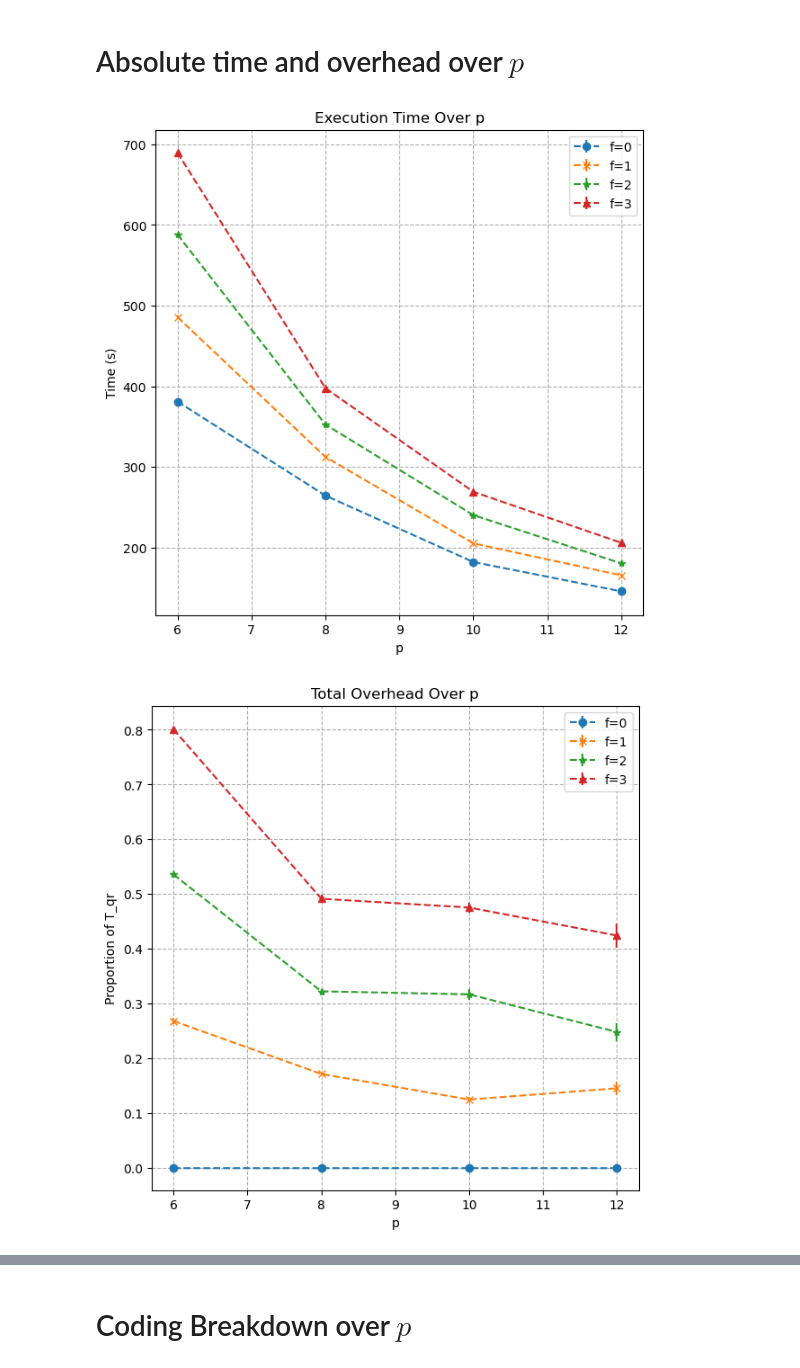
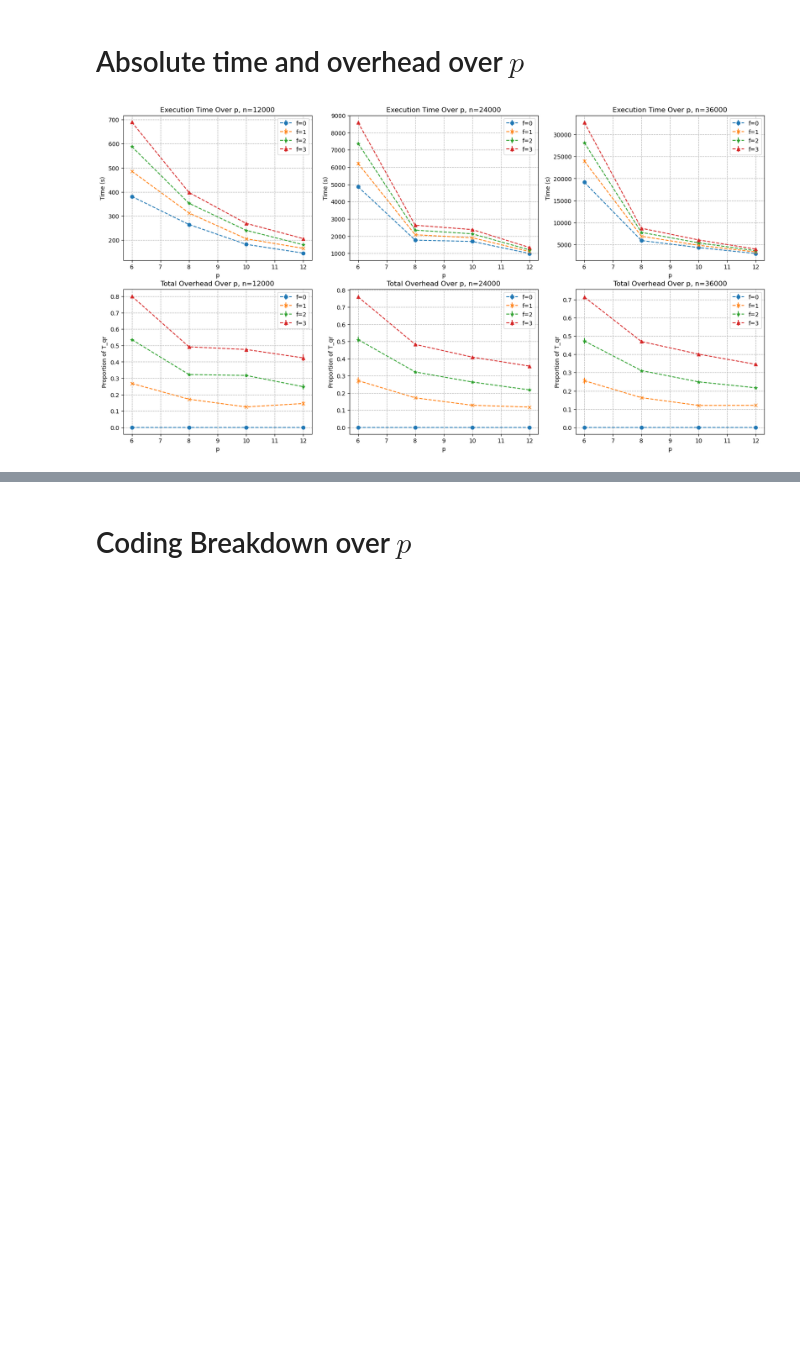
Before and after one commit to iain801/CodedQR, a Jupyter notebook: test-plots.ipynb, the cells around one changed output, grey strips where cells are left out. Cells and saved outputs as stored; diff of their text form; code cells hidden in the pictures; blank space fills up the shorter version.

```diff
--- a/test-plots.ipynb
+++ b/test-plots.ipynb
@@ -117,10 +116,10 @@ markers = ['o', 'x', '*', '^', 'v', 'p', '>', '<', 'D', 'H']
 def inv_exp(x, a, b, c):
     return a * np.exp(-b * x) + c
 
-# fig1, plots1 = plt.subplots(3, 2, figsize=(14,21))
-
-fig1 = []
-plots1 = []
+fig1, plots1 = plt.subplots(2, 3, figsize=(20,10))
+fig1 = [fig1]
+# fig1 = []
+# plots1 = []
 
 for n_val in df['n'].unique():
 
@@ -128,45 +127,44 @@ for n_val in df['n'].unique():
     n_std = df_std.query(f"n == {n_val}")
 
 
-    f_time, time = plt.subplots(1,1,figsize=(7,7))
-    f_over, overhead = plt.subplots(1,1,figsize=(7,7))
-    fig1.extend([f_time, f_over])
-    plots1.extend([time, overhead])
+    # f_time, time = plt.subplots(1,1,figsize=(4,4))
+    # f_over, overhead = plt.subplots(1,1,figsize=(4,4))
+    # fig1.extend([f_time, f_over])
+    # plots1.extend([time, overhead])
 
-    # time, overhead = plots1[int(n_val // 12000 - 1)]
+    time, overhead = plots1[:,int(n_val // 12000 - 1)]
     # fig.text(0.5,0, f'n={n_val}', size=12, ha="center")
 
     for i, f_val in enumerate(df['f'].unique()):
 
         f_rows = n_rows.query(f"f == {f_val}")
         f_std = n_std.query(f"f == {f_val}")
 
         p_vals = f_rows.index.get_level_values('p')
 
         marker = markers[i % len(markers)]
 
         # popt, pcov = curve_fit(inv_exp, p_vals, f_rows['total'])
         # x_fit = np.linspace(min(p_vals), max(p_vals), 1000)
         # y_fit = inv_exp(x_fit, *popt)
 
         time.errorbar(p_vals, f_rows['total'], yerr=f_std['total'], label=f'f={f_val}', linestyle='--', marker=marker)
         overhead.errorbar(p_vals, f_rows['overhead'], yerr=f_std['overhead'], label=f'f={f_val}', linestyle='--', marker=marker)
         # time.plot(x_fit, y_fit, 'r-')
 
-    time.set_title(f'Execution Time Over p')
+    time.set_title(f'Execution Time Over p, n={n_val}')
     time.set_xlabel('p')
     time.set_ylabel('Time (s)')
     time.grid(True, linestyle='--')
     time.legend()
 
-    overhead.set_title(f'Total Overhead Over p')
+    overhead.set_title(f'Total Overhead Over p, n={n_val}')
     overhead.set_xlabel('p')
     overhead.set_ylabel('Proportion of T_qr')
     overhead.grid(True, linestyle='--')
     overhead.legend()
 
 for fig in fig1:
     fig.show()
 # %% [output]
-[figure, old version]
+[figure, new version]
-[figure, removed]
```
Also changed, not shown: parts of 7 cells of this notebook, 26 other files.
